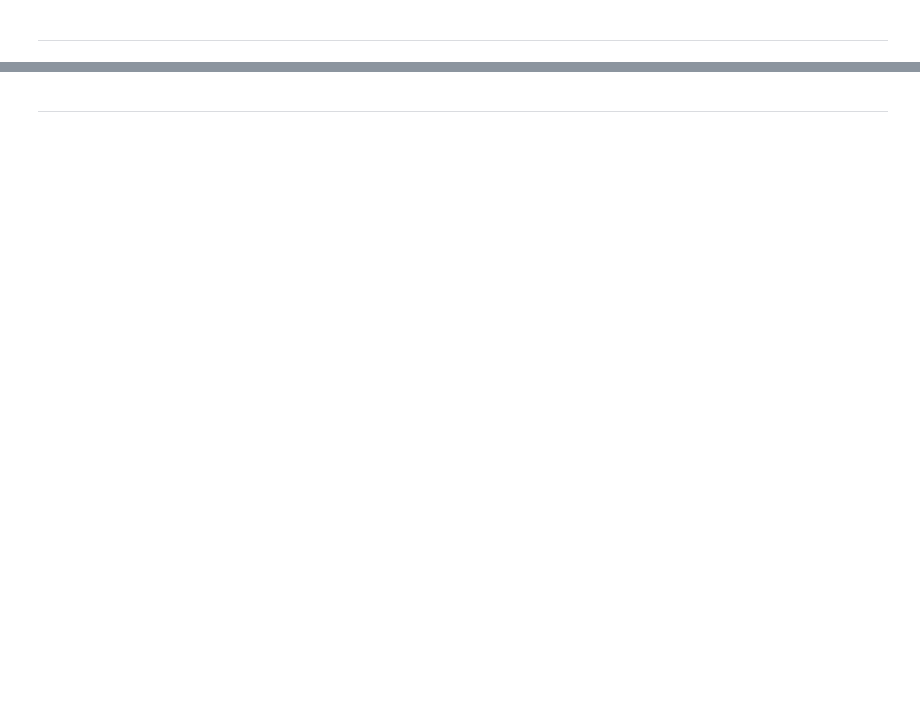
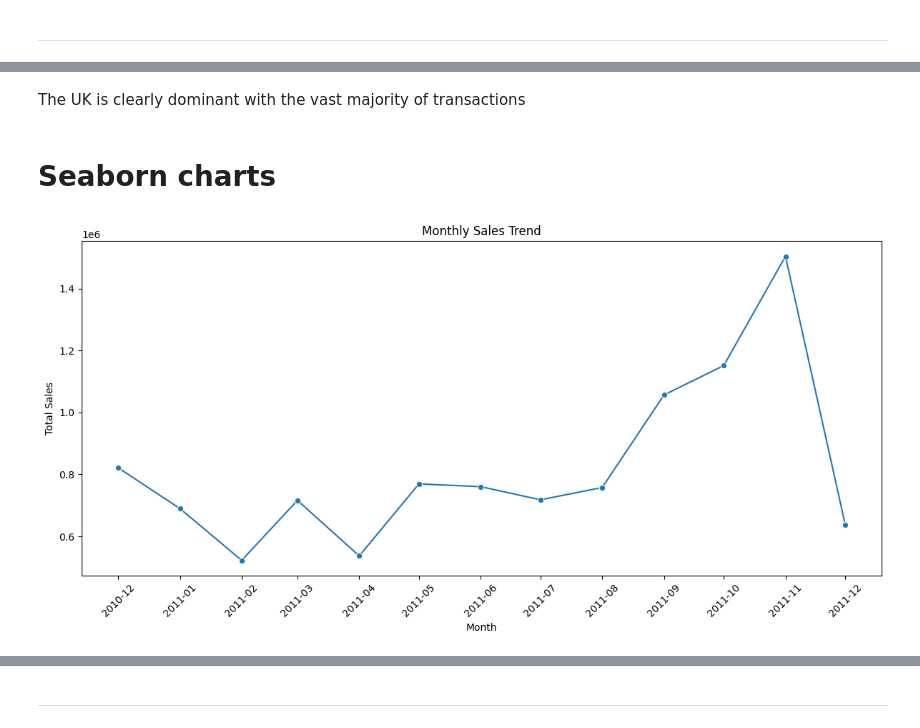
Before and after one commit to maleeper/ILP-Retail, a Jupyter notebook: jupyter_notebooks/Data_Visualisation.ipynb, the cells around one changed output, grey strips where cells are left out. Saved outputs shown, nothing was run; the diff lists cells and outputs as text; code cells hidden in the pictures; blank space fills up the shorter version.

```diff
--- a/jupyter_notebooks/Data_Visualisation.ipynb
+++ b/jupyter_notebooks/Data_Visualisation.ipynb
@@ -53,0 +151,34 @@ Section 2 content
+# %% [markdown]
+The UK is clearly dominant with the vast majority of transactions
+# %% [markdown]
+# Seaborn charts
+# %%
+# Does Sales increase over time? What is the monthly trend?
+
+# get the month of the InvoiceDate separately
+df["InvoiceDate"] = pd.to_datetime(df["InvoiceDate"])
+
+# Extract Year-Month as a month period
+df["InvoiceYearMonth"] = df["InvoiceDate"].dt.to_period("M")
+
+# Aggregate sales by month
+monthly_sales = df.groupby("InvoiceYearMonth")["Sales"].sum().reset_index()
+
+# Convert back to datetime for plotting
+monthly_sales["InvoiceYearMonth"] = monthly_sales["InvoiceYearMonth"].dt.to_timestamp()
+
+# Use a seaborn line plot
+plt.figure(figsize=(12, 6))
+sns.lineplot(data=monthly_sales, x="InvoiceYearMonth", y="Sales", marker="o")
+plt.title("Monthly Sales Trend")
+plt.xlabel("Month")
+plt.ylabel("Total Sales")
+plt.xticks(
+    ticks=monthly_sales["InvoiceYearMonth"],
+    labels=monthly_sales["InvoiceYearMonth"].dt.strftime("%Y-%m"),
+    rotation=45
+)
+plt.tight_layout()
+plt.show()
+# %% [output]
+[figure, added]
```
Also changed, not shown: parts of 19 cells of this notebook, 2 other files.
